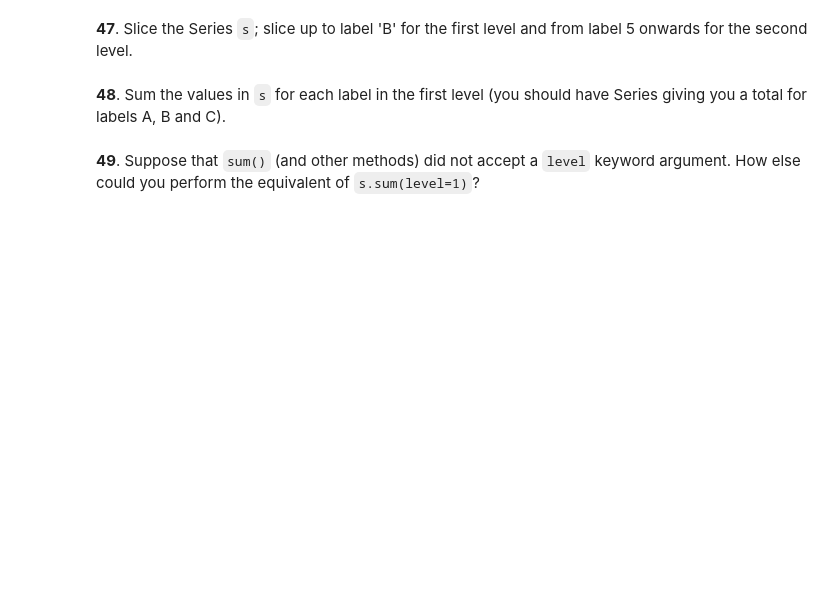
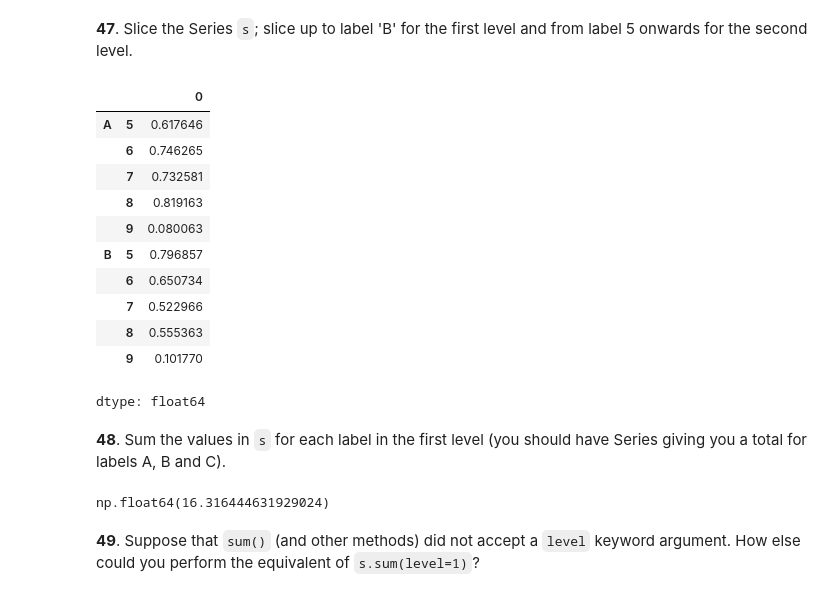
Before and after one commit to xyiling/100-pandas-puzzles-cn, a Jupyter notebook: 100-pandas-puzzles-cn.ipynb, the cells around one changed output. Drawn from its saved outputs; the diff is of its cells as text; code cells hidden in the pictures; blank space fills up the shorter version.

```diff
--- a/100-pandas-puzzles-cn.ipynb
+++ b/100-pandas-puzzles-cn.ipynb
@@ -924,6 +987,26 @@ To warm up, we'll look make a Series with two index levels.
 # %% [markdown]
 **47**. Slice the Series `s`; slice up to label 'B' for the first level and from label 5 onwards for the second level.
+# %%
+# 使用pd.IndexSlice[:,:]进行切片索引，支持sql级别的范围查询
+s.loc[pd.IndexSlice[:'B', 5:]]
+# %% [output]
+|  |  | 0 |
+| A | 5 | 0.617646 |
+|  | 6 | 0.746265 |
+|  | 7 | 0.732581 |
+|  | 8 | 0.819163 |
+|  | 9 | 0.080063 |
+| B | 5 | 0.796857 |
+|  | 6 | 0.650734 |
+|  | 7 | 0.522966 |
+|  | 8 | 0.555363 |
+|  | 9 | 0.101770 |
+dtype: float64
 # %% [markdown]
 **48**. Sum the values in `s` for each label in the first level (you should have Series giving you a total for labels A, B and C).
+# %%
+s.sum()
+# %% [output]
+np.float64(16.316444631929024)
 # %% [markdown]
 **49**. Suppose that `sum()` (and other methods) did not accept a `level` keyword argument. How else could you perform the equivalent of `s.sum(level=1)`?
```
Also changed, not shown: parts of 8 cells of this notebook.
